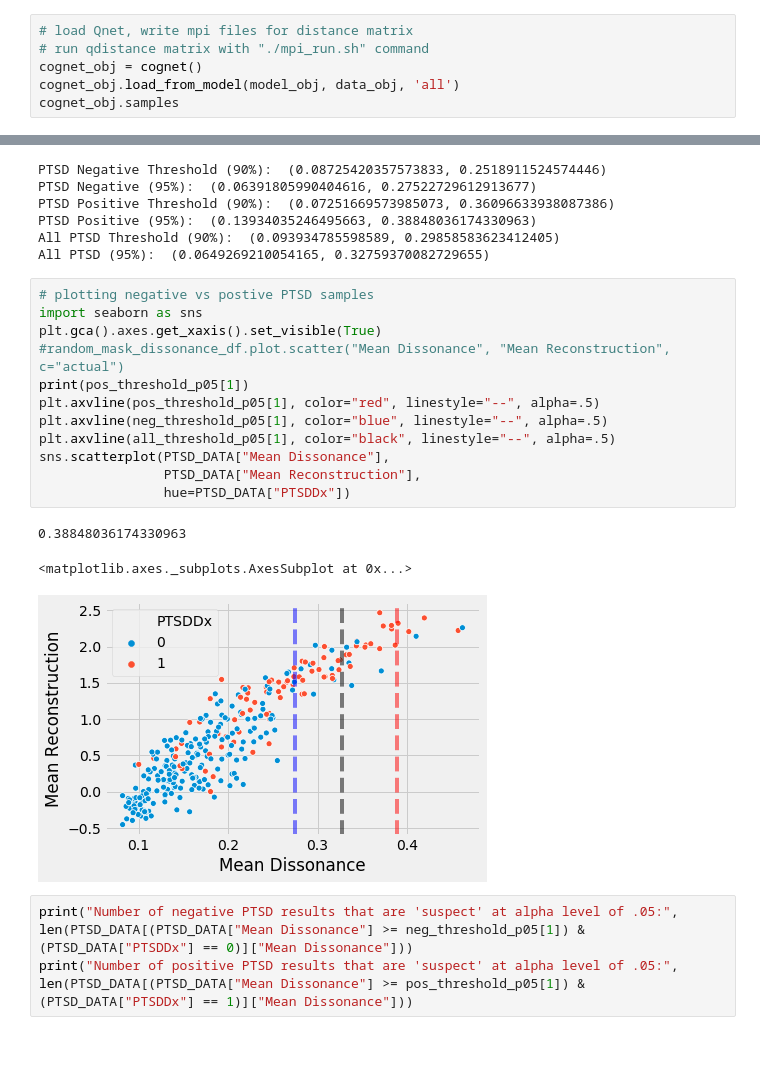
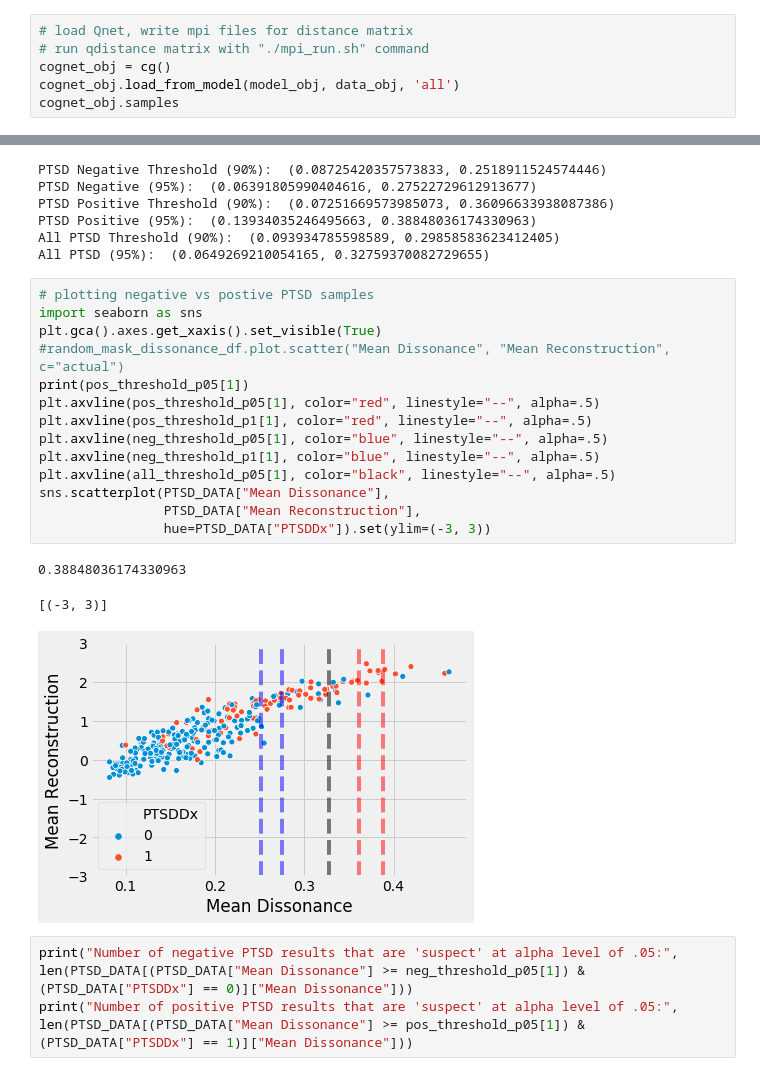
Before and after one commit to zeroknowledgediscovery/cognet, a Jupyter notebook: examples/PTSD/PTSD_diss_recon.ipynb, the cells around one changed output, grey strips where cells are left out. Drawn from its saved outputs; the diff is of its cells as text; blank space fills up the shorter version.

Commit message:
PTSD comparison ntb updates

```diff
--- a/examples/PTSD/PTSD_diss_recon.ipynb
+++ b/examples/PTSD/PTSD_diss_recon.ipynb
@@ -1223,7 +24,7 @@ class cognet:
 # %%
 # load Qnet, write mpi files for distance matrix
 # run qdistance matrix with "./mpi_run.sh" command
-cognet_obj = cognet()
+cognet_obj = cg()
 cognet_obj.load_from_model(model_obj, data_obj, 'all')
 cognet_obj.samples
 # %% [output]
@@ -1475,19 +276,21 @@ All PTSD (95%):  (0.0649269210054165, 0.32759370082729655)
 # %%
 # plotting negative vs postive PTSD samples
 import seaborn as sns
 plt.gca().axes.get_xaxis().set_visible(True)
 #random_mask_dissonance_df.plot.scatter("Mean Dissonance", "Mean Reconstruction", c="actual")
 print(pos_threshold_p05[1])
 plt.axvline(pos_threshold_p05[1], color="red", linestyle="--", alpha=.5)
+plt.axvline(pos_threshold_p1[1], color="red", linestyle="--", alpha=.5)
 plt.axvline(neg_threshold_p05[1], color="blue", linestyle="--", alpha=.5)
+plt.axvline(neg_threshold_p1[1], color="blue", linestyle="--", alpha=.5)
 plt.axvline(all_threshold_p05[1], color="black", linestyle="--", alpha=.5)
 sns.scatterplot(PTSD_DATA["Mean Dissonance"],
                 PTSD_DATA["Mean Reconstruction"],
-                hue=PTSD_DATA["PTSDDx"])
+                hue=PTSD_DATA["PTSDDx"]).set(ylim=(-3, 3))
 # %% [output]
 0.38848036174330963
-<matplotlib.axes._subplots.AxesSubplot at 0x...>
+[(-3, 3)]
-[figure, old version]
+[figure, new version]
 # %%
 print("Number of negative PTSD results that are 'suspect' at alpha level of .05:", len(PTSD_DATA[(PTSD_DATA["Mean Dissonance"] >= neg_threshold_p05[1]) & (PTSD_DATA["PTSDDx"] == 0)]["Mean Dissonance"]))
 print("Number of positive PTSD results that are 'suspect' at alpha level of .05:", len(PTSD_DATA[(PTSD_DATA["Mean Dissonance"] >= pos_threshold_p05[1]) & (PTSD_DATA["PTSDDx"] == 1)]["Mean Dissonance"]))
```
Also changed, not shown: parts of 3 cells of this notebook, 1 other file.
